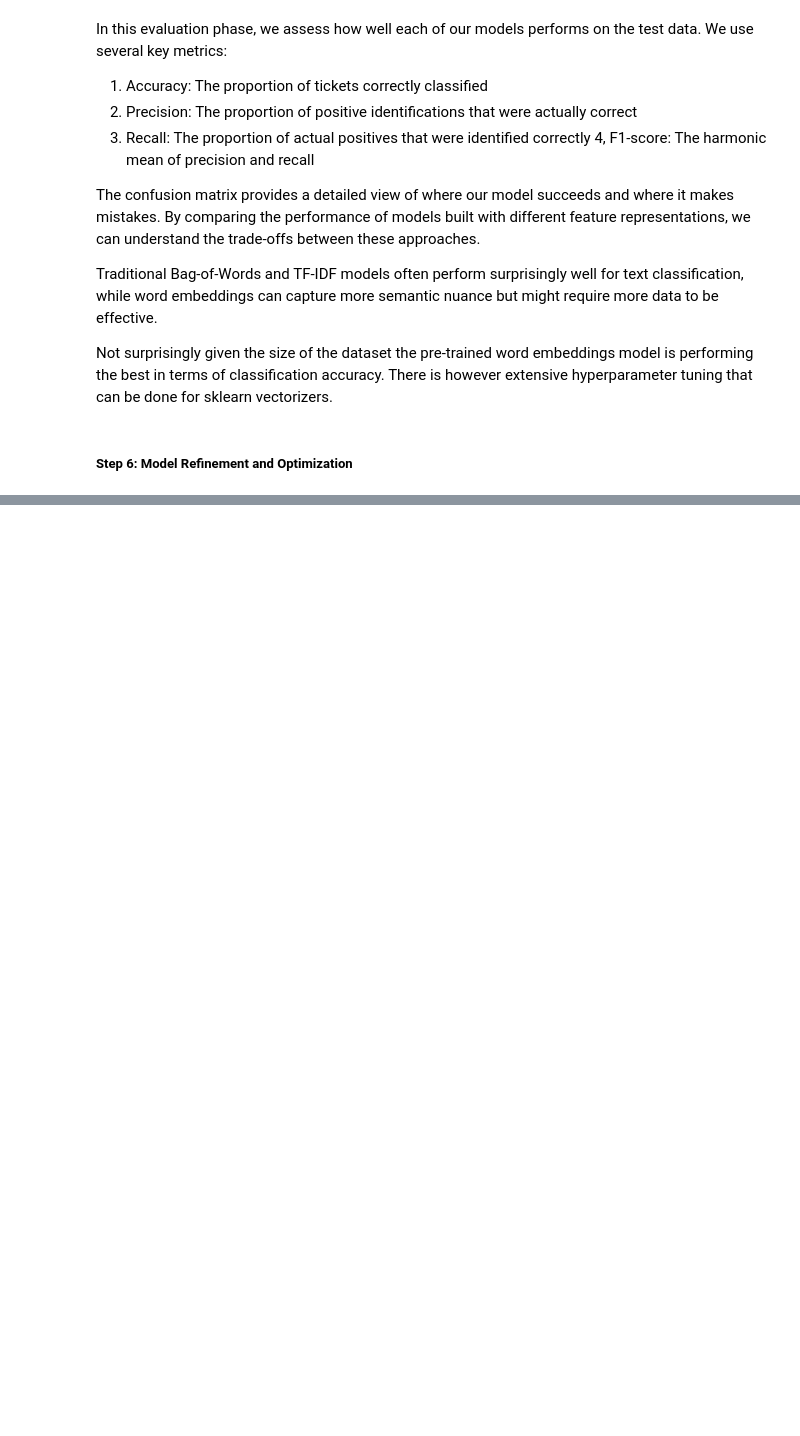
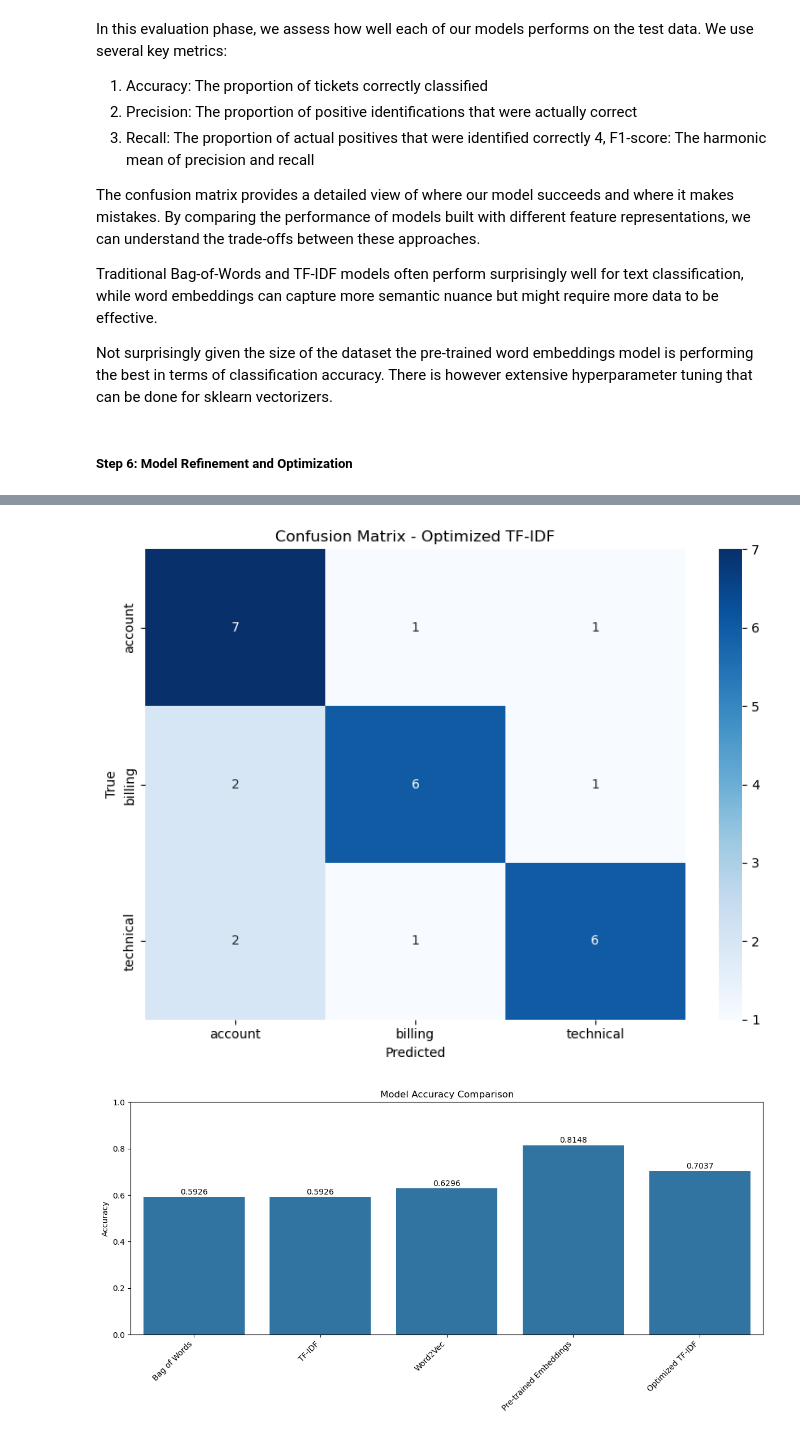
Before and after one commit to marhas109/ds09_all, a Jupyter notebook: mod2_techlesson_text_data_modeling.ipynb, the cells around one changed output, grey strips where cells are left out. Cells and saved outputs as stored; diff of their text form; code cells hidden in the pictures; blank space fills up the shorter version.

```diff
--- a/mod2_techlesson_text_data_modeling.ipynb
+++ b/mod2_techlesson_text_data_modeling.ipynb
@@ -222,18 +229,21 @@ Sample BoW features: ['access' 'account' 'account password' 'account show' 'add'
  'app' 'billing' 'browser' 'change']
 Sample TF-IDF features (including bigrams): ['account password', 'account show', 'get error']
 # %%
+# Create a list of tokens from the lemmatize text
+df['tokens'] = df['lemmatized_text'].apply(lambda x: x.split())
+
 # Train a Word2Vec model on our dataset
 # Note: In a real-world scenario, you'd use a much larger corpus
 # or pre-trained embeddings for better results
+
 w2v_model = Word2Vec(
-   X_train,
+   df['tokens'],
    vector_size=100,  # Dimension of the embedding vectors
    window=5,  # Context window size
    min_count=1,  # Ignore words with fewer occurrences
    workers=4,  # Number of processors to use
    sg=1  # Skip-gram model (1) instead of CBOW (0)
 )
-
 
 # Function to create document vectors by averaging word vectors
 def document_to_vector(tokens, model, vector_size=100):
@@ -277,6 +287,8 @@ def document_to_vector_pretrained(tokens, model, vector_size=300):
 
    return doc_vector
 
+X_train_tokens = df.loc[X_train.index, 'tokens']
+X_test_tokens = df.loc[X_test.index, 'tokens']
 
 # Create document vectors for training and test sets
 X_train_w2v = np.array([document_to_vector(tokens, w2v_model) for tokens in X_train_tokens])
@@ -603,0 +637,63 @@ plt.show()
+# %%
+from sklearn.model_selection import GridSearchCV
+
+
+# Create a pipeline for the TF-IDF approach
+tfidf_pipeline = Pipeline([
+   ('vectorizer', TfidfVectorizer(preprocessor=advanced_preprocess, lowercase=False)),
+   ('classifier', MultinomialNB())
+])
+
+
+# Define parameter grid to search
+param_grid = {
+   'vectorizer__min_df': [1, 2, 3],
+   'vectorizer__max_df': [0.9, 0.95, 1.0],
+   'vectorizer__ngram_range': [(1, 1), (1, 2), (1, 3)],
+   'classifier__alpha': [0.1, 0.5, 1.0, 2.0]
+}
+
+
+# Perform grid search with cross-validation
+grid_search = GridSearchCV(
+   tfidf_pipeline,
+   param_grid,
+   cv=5,             # 5-fold cross-validation
+   scoring='accuracy',
+   verbose=1
+)
+
+
+# Fit the grid search to the data
+print("Performing grid search to optimize model hyperparameters...")
+grid_search.fit(X_train, y_train)
+
+
+# Print best parameters and score
+print(f"\nBest parameters: {grid_search.best_params_}")
+print(f"Best cross-validation accuracy: {grid_search.best_score_:.4f}")
+
+
+# Evaluate the optimized model on test data
+optimized_pipeline = grid_search.best_estimator_
+y_pred_optimized = optimized_pipeline.predict(X_test)
+optimized_accuracy = evaluate_model(y_test, y_pred_optimized, "Optimized TF-IDF")
+
+
+# Add to our model comparison
+models.append("Optimized TF-IDF")
+accuracies.append(optimized_accuracy)
+
+
+# Updated plot for model comparison
+plt.figure(figsize=(12, 6))
+sns.barplot(x=models, y=accuracies)
+plt.title('Model Accuracy Comparison')
+plt.ylabel('Accuracy')
+plt.ylim(0, 1)
+plt.xticks(rotation=45, ha='right')
+for i, acc in enumerate(accuracies):
+   plt.text(i, acc + 0.01, f'{acc:.4f}', ha='center')
+plt.tight_layout()
+plt.show()
+# %% [output]
@@ -603,0 +719,2 @@ plt.show()
+[figure, added]
+[figure, added]
```
Also changed, not shown: parts of 7 cells of this notebook.
